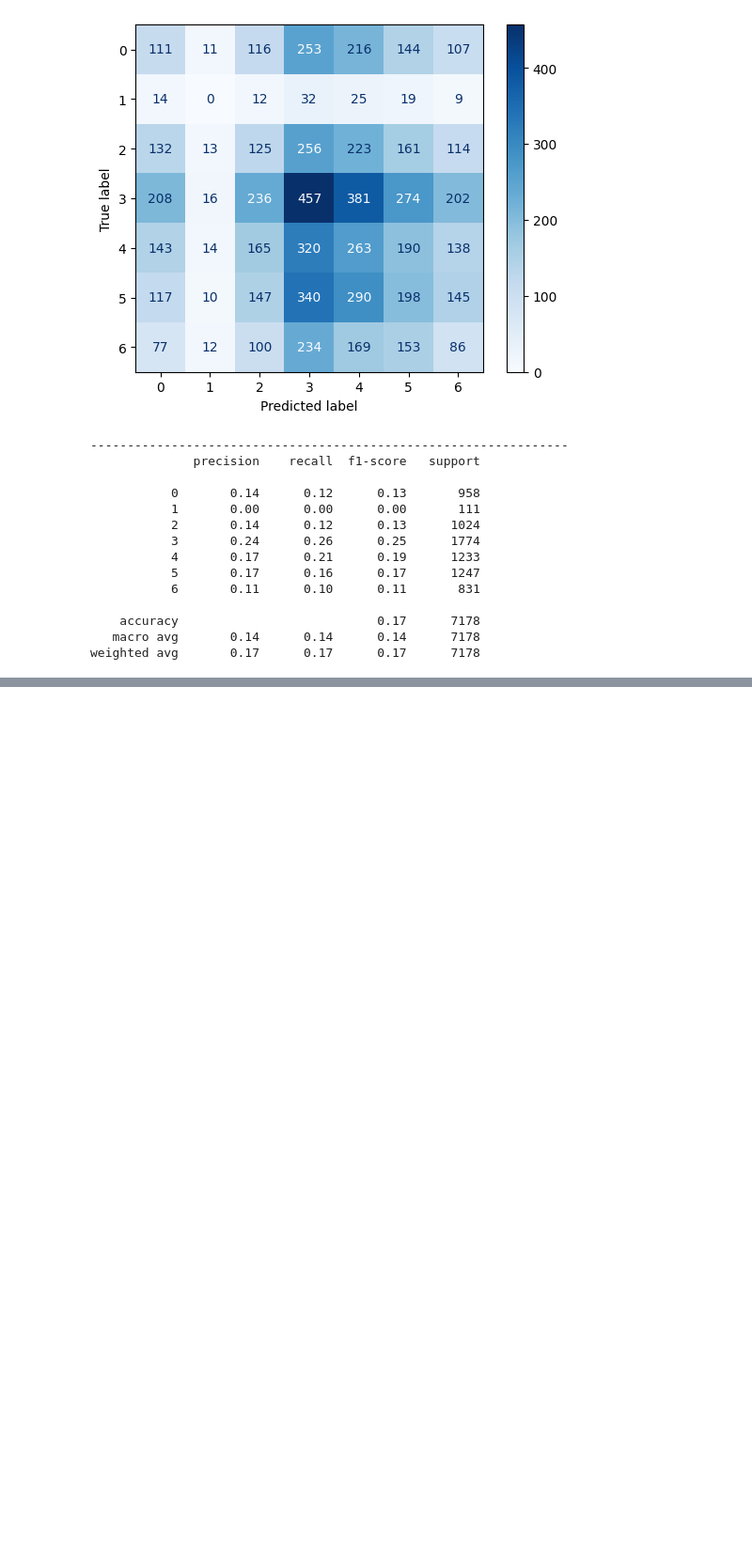
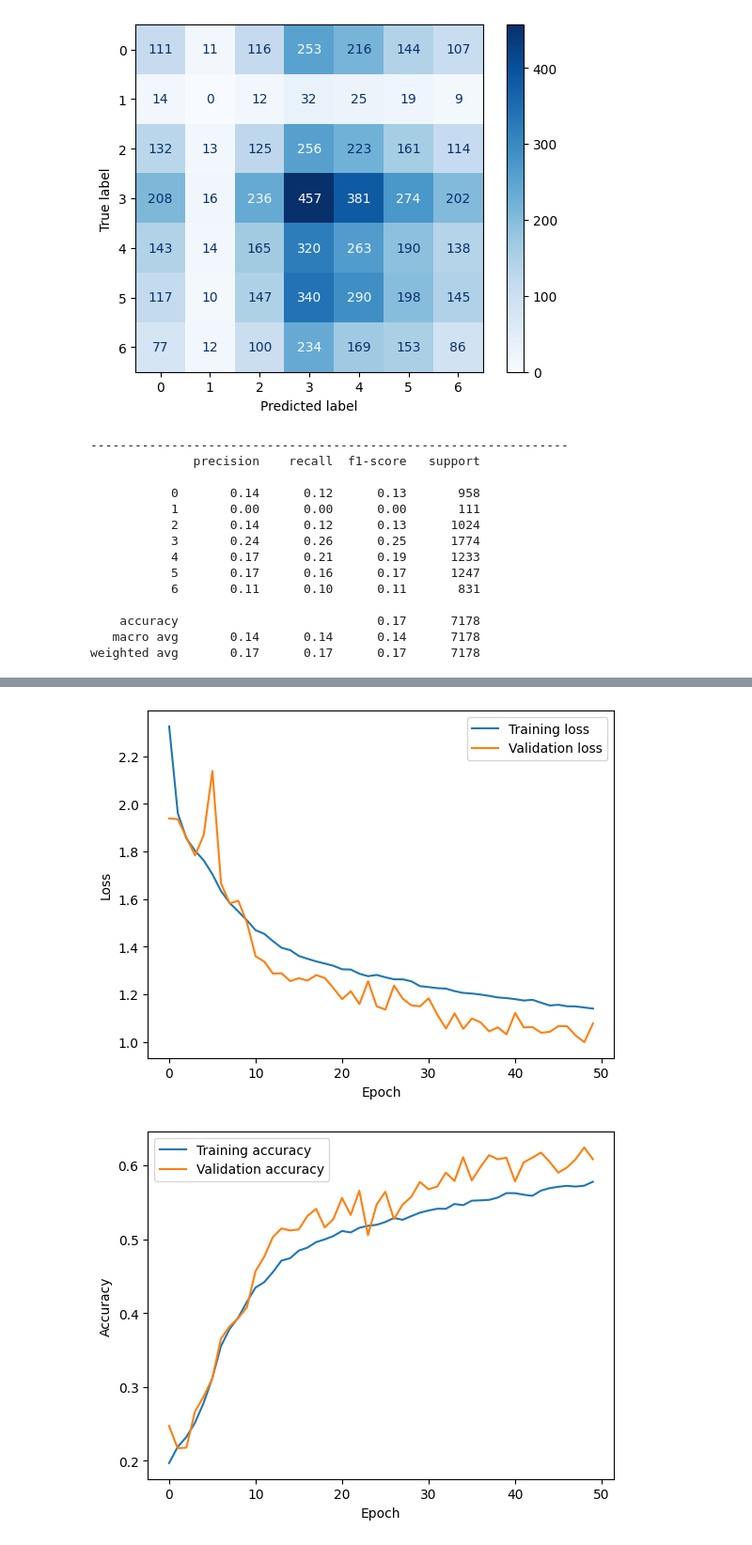
Before and after one commit to dhruvchopra2003/FeelTunes2.0, a Jupyter notebook: emotion_detector/EmotionDetection.ipynb, the cells around one changed output, grey strips where cells are left out. Shown at 94% size. Cells and saved outputs as stored; diff of their text form; code cells hidden in the pictures; blank space fills up the shorter version.

```diff
--- a/emotion_detector/EmotionDetection.ipynb
+++ b/emotion_detector/EmotionDetection.ipynb
@@ -457,0 +862,17 @@ Successfully installed joblib-1.2.0 scikit-learn-1.2.2 threadpoolctl-3.1.0
+# %%
+model6.compile(loss = 'categorical_crossentropy', optimizer=tf.keras.optimizers.Adam(learning_rate=1e-3), metrics=['accuracy'])
+# %%
+from keras.callbacks import ModelCheckpoint
+check_point = ModelCheckpoint('model6Best',
+                              monitor='val_acc', verbose=0, save_best_only=True,
+                              save_weights_only=False, mode='auto', period=1)
+
+
+history6 = model6.fit(
+        train_generator,
+#         steps_per_epoch=28709 // 64,
+        epochs = 50,
+        validation_data = validation_generator,
+#         validation_steps=7178 // 64,
+        callbacks=[check_point]
+        )
@@ -457,0 +897,26 @@ Successfully installed joblib-1.2.0 scikit-learn-1.2.2 threadpoolctl-3.1.0
+# %%
+import matplotlib.pyplot as plt
+
+loss = history6.history['loss']
+val_loss = history6.history['val_loss']
+acc = history6.history['accuracy']
+val_acc = history6.history['val_accuracy']
+
+# Plot the training and validation loss curves
+plt.plot(loss, label='Training loss')
+plt.plot(val_loss, label='Validation loss')
+plt.xlabel('Epoch')
+plt.ylabel('Loss')
+plt.legend()
+plt.show()
+
+# Plot the training and validation accuracy curves
+plt.plot(acc, label='Training accuracy')
+plt.plot(val_acc, label='Validation accuracy')
+plt.xlabel('Epoch')
+plt.ylabel('Accuracy')
+plt.legend()
+plt.show()
+# %% [output]
+[figure, added]
+[figure, added]
```
Also changed, not shown: parts of 52 cells of this notebook, 3 other files.
